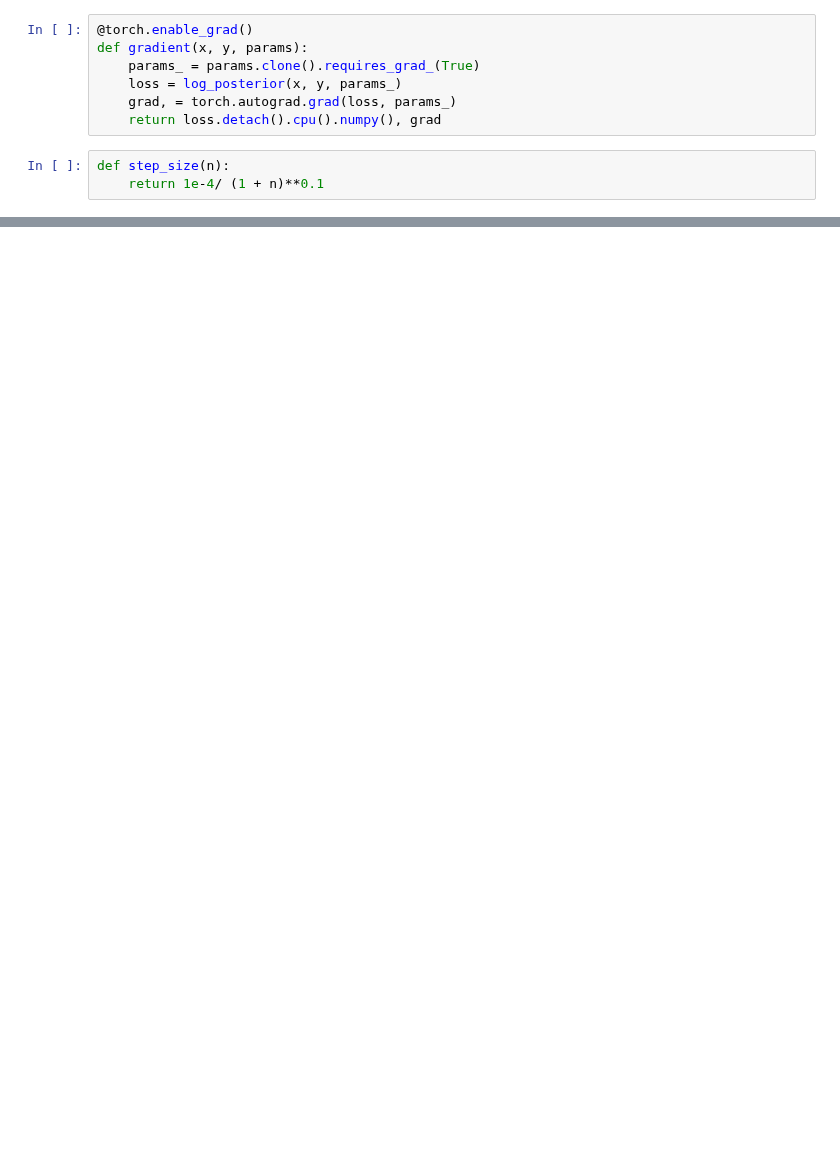
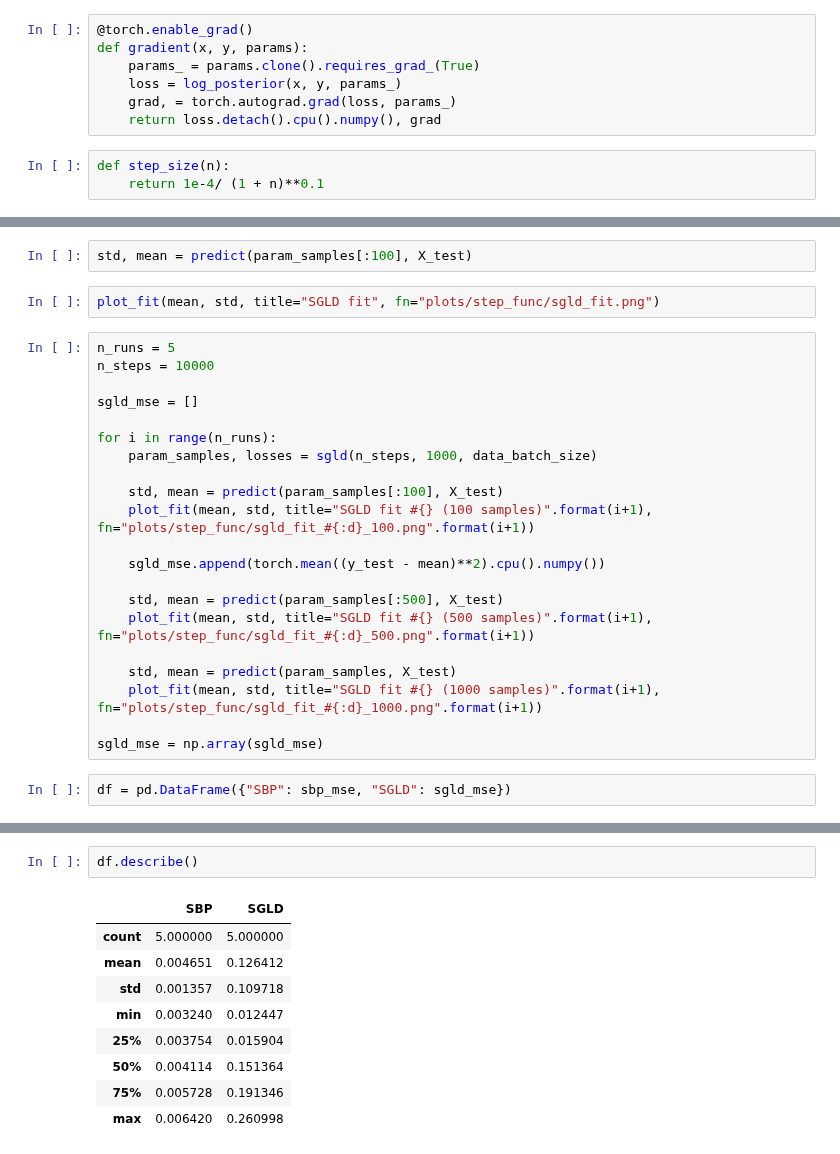
Before and after one commit to franciscovargas/ControlledFollmerDrift, a Jupyter notebook: notebooks/Step Function.ipynb, the cells around one changed output, grey strips where cells are left out. Cells and saved outputs as stored; diff of their text form; blank space fills up the shorter version.

```diff
--- a/notebooks/Step Function.ipynb
+++ b/notebooks/Step Function.ipynb
@@ -268,0 +226,27 @@ plt.savefig("plots/sgld_step_func_fit_1000.png", bbox_inches="tight", dpi=600)
+# %%
+std, mean = predict(param_samples[:100], X_test)
+# %%
+plot_fit(mean, std, title="SGLD fit", fn="plots/step_func/sgld_fit.png")
+# %%
+n_runs = 5
+n_steps = 10000
+
+sgld_mse = []
+
+for i in range(n_runs):
+    param_samples, losses = sgld(n_steps, 1000, data_batch_size)
+
+    std, mean = predict(param_samples[:100], X_test)
+    plot_fit(mean, std, title="SGLD fit #{} (100 samples)".format(i+1), fn="plots/step_func/sgld_fit_#{:d}_100.png".format(i+1))
+
+    sgld_mse.append(torch.mean((y_test - mean)**2).cpu().numpy())
+
+    std, mean = predict(param_samples[:500], X_test)
+    plot_fit(mean, std, title="SGLD fit #{} (500 samples)".format(i+1), fn="plots/step_func/sgld_fit_#{:d}_500.png".format(i+1))
+
+    std, mean = predict(param_samples, X_test)
+    plot_fit(mean, std, title="SGLD fit #{} (1000 samples)".format(i+1), fn="plots/step_func/sgld_fit_#{:d}_1000.png".format(i+1))
+
+sgld_mse = np.array(sgld_mse)
+# %%
+df = pd.DataFrame({"SBP": sbp_mse, "SGLD": sgld_mse})
@@ -268,0 +262,12 @@ plt.savefig("plots/sgld_step_func_fit_1000.png", bbox_inches="tight", dpi=600)
+# %%
+df.describe()
+# %% [output]
+|  | SBP | SGLD |
+| count | 5.000000 | 5.000000 |
+| mean | 0.004651 | 0.126412 |
+| std | 0.001357 | 0.109718 |
+| min | 0.003240 | 0.012447 |
+| 25% | 0.003754 | 0.015904 |
+| 50% | 0.004114 | 0.151364 |
+| 75% | 0.005728 | 0.191346 |
+| max | 0.006420 | 0.260998 |
```
Also changed, not shown: parts of 28 cells of this notebook, 7 other files.
